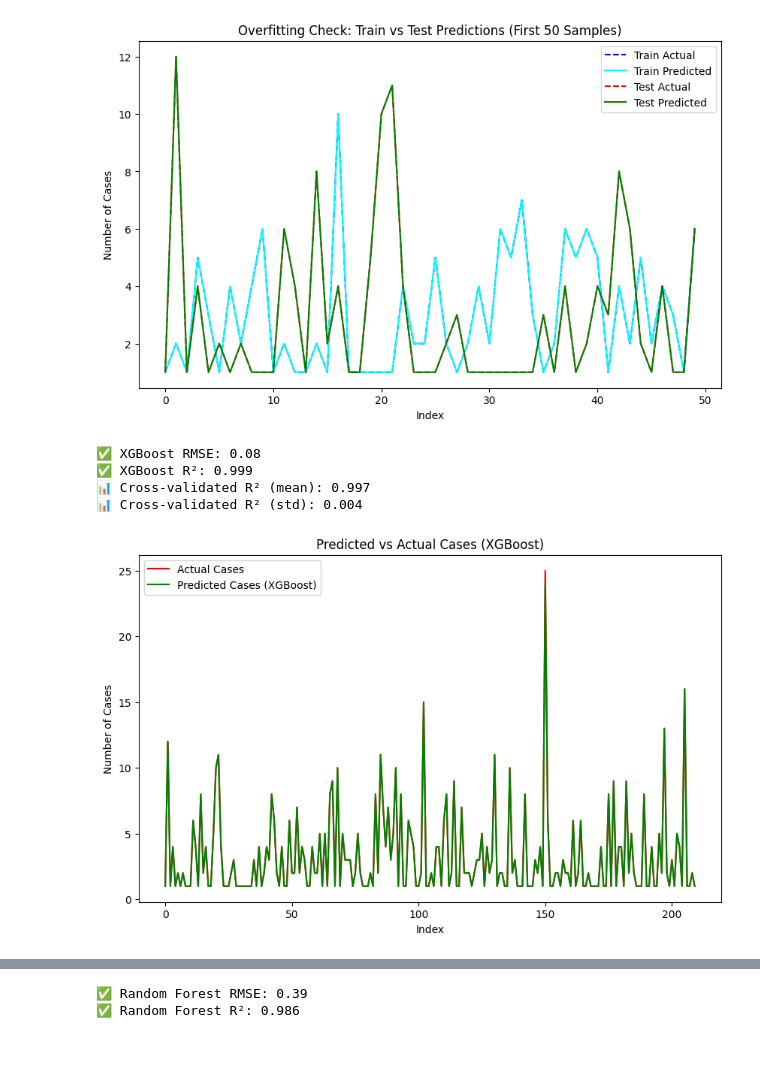
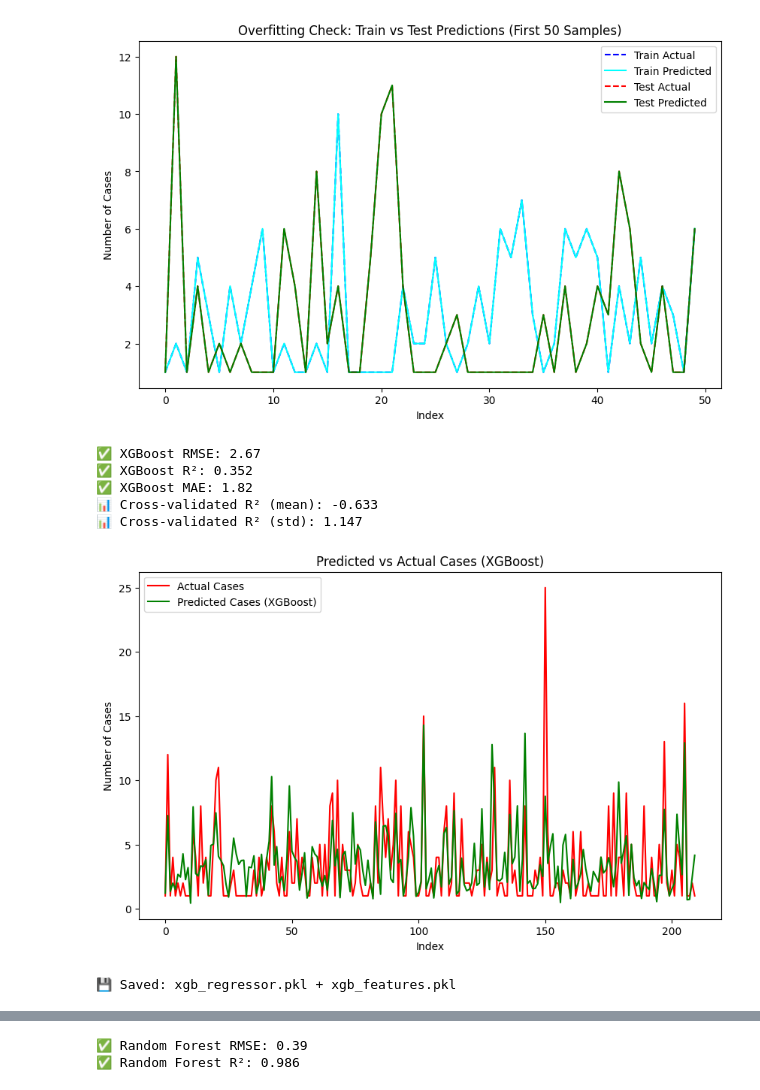
Before and after one commit to nisawaraa/earn-flask, a Jupyter notebook: Copy_of_Untitled14 (2).ipynb, the cells around one changed output, grey strips where cells are left out. Cells and saved outputs as stored; diff of their text form; code cells hidden in the pictures; blank space fills up the shorter version.

```diff
--- a/Copy_of_Untitled14 (2).ipynb
+++ b/Copy_of_Untitled14 (2).ipynb
@@ -455,50 +293,64 @@ from sklearn.model_selection import train_test_split, cross_val_score
 from sklearn.metrics import mean_squared_error, r2_score
 import numpy as np
 import matplotlib.pyplot as plt
+import joblib
 
-# ✅ 1. กำหนด X และ y (ตัดตัวแปรที่ไม่จำเป็นออก)
-X = df_final_clean_encoded.drop(columns=['เพศ','เดือน','อายุ(ปี)','ไตรมาส','humid_15d_avg'])
+# ✅ 1. กำหนด X และ y (ตัดแค่ target 'cases')
+X = df_final_clean_encoded.drop(columns=['cases','เพศ','อายุ(ปี)','ไตรมาส','humid_15d_avg'])
 y = df_final_clean['cases']
 
-# ✅ 2. แบ่งชุด train/test (ใหม่)
-X_train, X_test, y_train, y_test = train_test_split(X, y, test_size=0.2, random_state=42)
+# ✅ 2. แบ่งชุด train/test
+X_train, X_test, y_train, y_test = train_test_split(
+    X, y, test_size=0.2, random_state=42
+)
 
 # ✅ 3. สร้างและฝึกโมเดล XGBoost
 xgb_model = XGBRegressor(
-    n_estimators=100,
-    learning_rate=0.1,
-    max_depth=5,
+    n_estimators=300,
+    learning_rate=0.05,
+    max_depth=6,
+    subsample=0.8,
+    colsample_bytree=0.8,
     random_state=42
 )
 
 xgb_model.fit(X_train, y_train)
 
 # ✅ 4. ทำนายผล
 y_pred = xgb_model.predict(X_test)
 
 # ✅ 5. ประเมินผล
 rmse = np.sqrt(mean_squared_error(y_test, y_pred))
 r2 = r2_score(y_test, y_pred)
+mae = mean_absolute_error(y_test, y_pred)
 print(f"✅ XGBoost RMSE: {rmse:.2f}")
 print(f"✅ XGBoost R²: {r2:.3f}")
+print(f"✅ XGBoost MAE: {mae:.2f}")
 
-# ✅ 6. ตรวจสอบ Cross-validation R²
+# ✅ 6. Cross-validation
 cv_r2_scores = cross_val_score(xgb_model, X, y, cv=5, scoring='r2')
 print(f"📊 Cross-validated R² (mean): {cv_r2_scores.mean():.3f}")
 print(f"📊 Cross-validated R² (std): {cv_r2_scores.std():.3f}")
 
-# ✅ 7. วาดกราฟเปรียบเทียบค่าทำนาย vs ค่าจริง
+# ✅ 7. วาดกราฟค่าจริง vs ค่าทำนาย
 plt.figure(figsize=(10,6))
 plt.plot(y_test.values, label='Actual Cases', color='red')
 plt.plot(y_pred, label='Predicted Cases (XGBoost)', color='green')
 plt.title('Predicted vs Actual Cases (XGBoost)')
 plt.xlabel('Index')
 plt.ylabel('Number of Cases')
 plt.legend()
 plt.show()
+
+# ✅ 8. บันทึกโมเดล + ฟีเจอร์
+joblib.dump(xgb_model, "xgb_regressor.pkl")
+joblib.dump(X.columns.tolist(), "xgb_features.pkl")
+print("💾 Saved: xgb_regressor.pkl + xgb_features.pkl")
 # %% [output]
-✅ XGBoost RMSE: 0.08
-✅ XGBoost R²: 0.999
-📊 Cross-validated R² (mean): 0.997
-📊 Cross-validated R² (std): 0.004
+✅ XGBoost RMSE: 2.67
+✅ XGBoost R²: 0.352
+✅ XGBoost MAE: 1.82
+📊 Cross-validated R² (mean): -0.633
+📊 Cross-validated R² (std): 1.147
-[figure, old version]
+[figure, new version]
+💾 Saved: xgb_regressor.pkl + xgb_features.pkl
```
Also changed, not shown: parts of 15 cells of this notebook, 17 other files.
